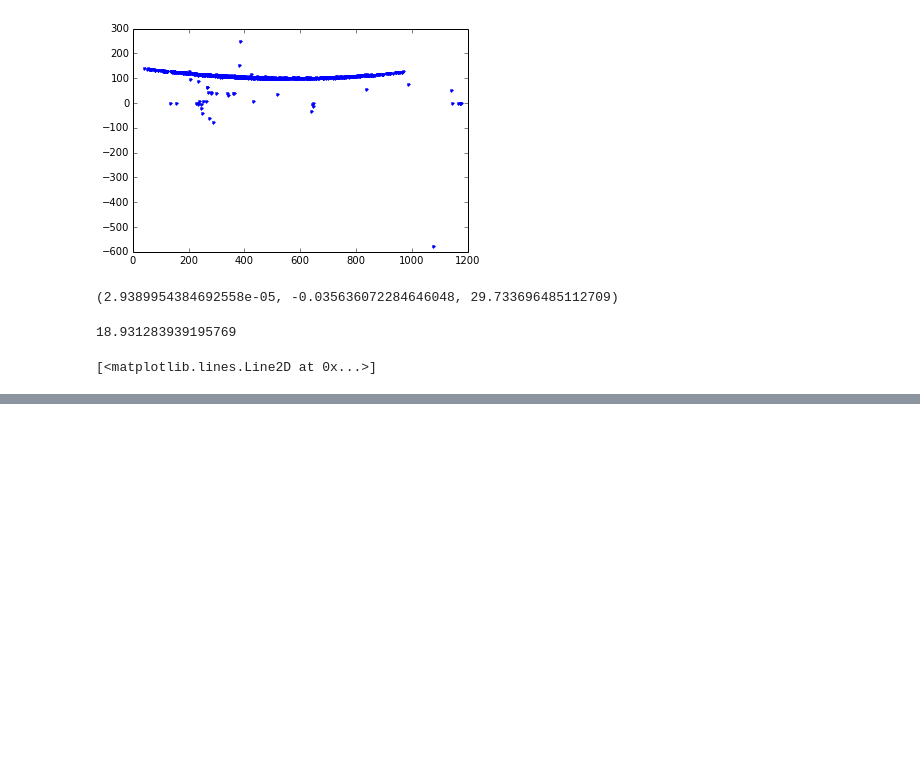
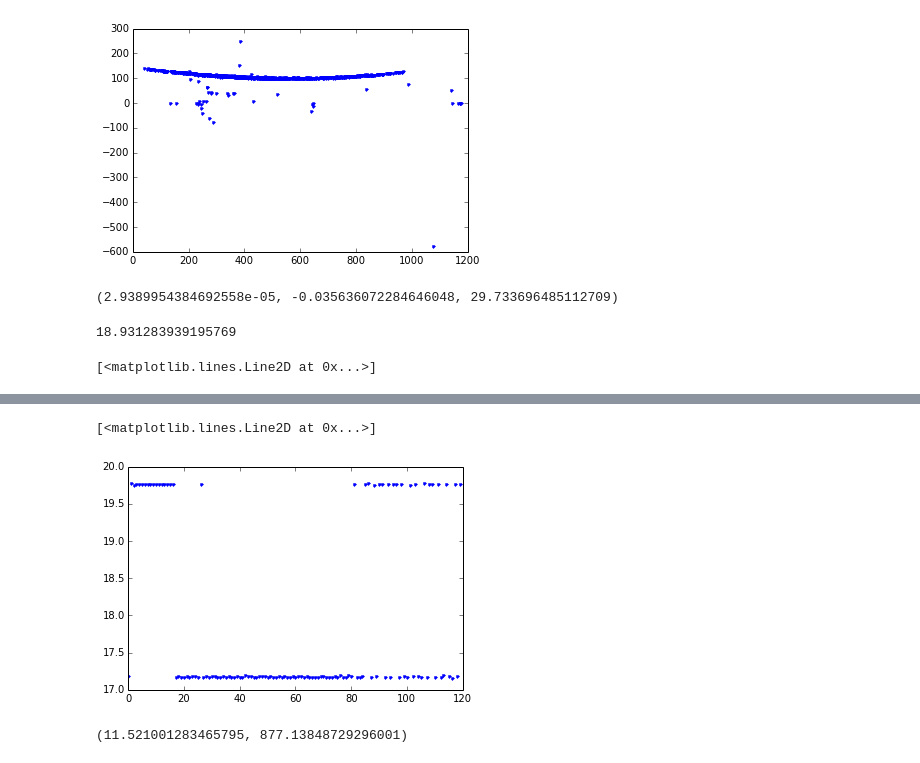
Before and after one commit to daemacles/gimx-calibration, a Jupyter notebook: gimx analysis.ipynb, the cells around one changed output, grey strips where cells are left out. Saved outputs shown, nothing was run; the diff lists cells and outputs as text; code cells hidden in the pictures; blank space fills up the shorter version.

```diff
--- a/gimx analysis.ipynb
+++ b/gimx analysis.ipynb
@@ -145,0 +254,11 @@ len(M)
+# %%
+plot(thetas[:120,3],'.')
+# %% [output]
+[<matplotlib.lines.Line2D at 0x...>]
+[figure, added]
+# %%
+eps_hat = mean(thetas[:120,3])
+f_hat = mean(thetas[:120,4])
+eps_hat, f_hat
+# %% [output]
+(11.521001283465795, 877.13848729296001)
```
Also changed, not shown: parts of 5 cells of this notebook.
